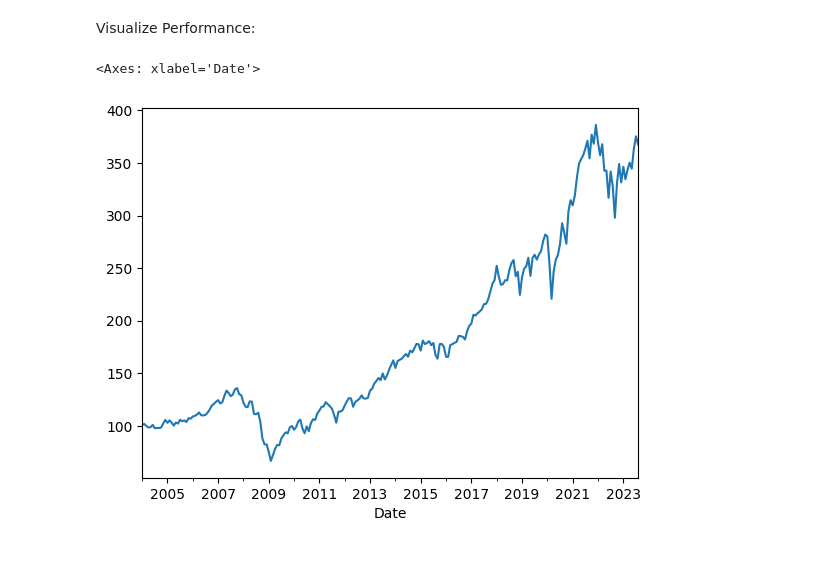
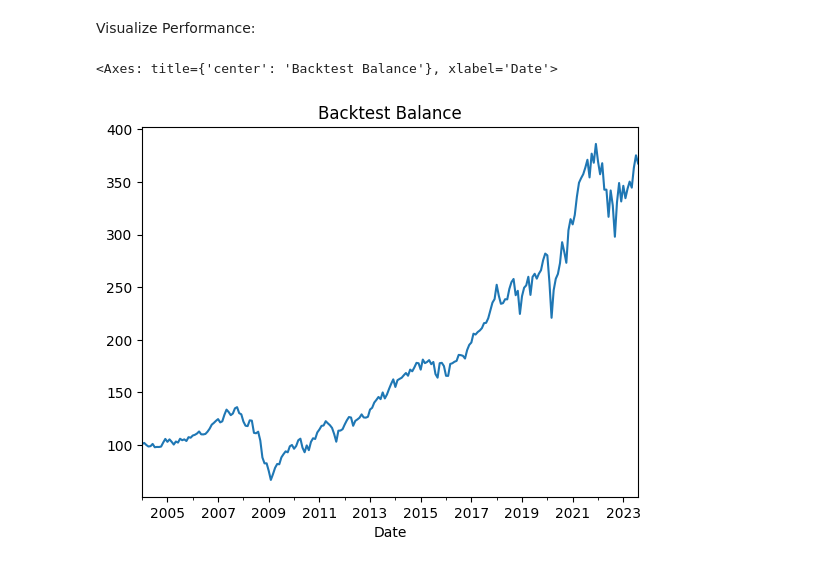
Before and after one commit to javierhernandezm/invbt, a Jupyter notebook: example.ipynb, the cells around one changed output. Saved outputs shown, nothing was run; the diff lists cells and outputs as text; code cells hidden in the pictures.

```diff
--- a/example.ipynb
+++ b/example.ipynb
@@ -7,19 +9,17 @@ from inv_bt.backtester import bt, pd, dt
 from os.path import join
 from os import getcwd
 
-# Set current working directory path as base directory:
-REPO_PATH = getcwd()
+# Set file path:
+FILE_PATH = join(getcwd(),'files')
 
 # load Asset price data parameters:
-PORTFOLIOS = pd.read_csv(join(REPO_PATH,'files','portfolios.csv'),index_col=0)
+PORTFOLIOS = pd.read_csv(join(FILE_PATH,'portfolios.csv'),index_col=0)
 
 # Transform columns to datetime format:
 PORTFOLIOS.columns = pd.to_datetime(PORTFOLIOS.columns)
 
 # Load portfolios at different points in time:
-ASSET_PRICE_DATA = pd.read_csv(join(REPO_PATH,'files','apd.csv'),
-                               index_col='Date',
-                               parse_dates=True)
+ASSET_PRICE_DATA = pd.read_csv(join(FILE_PATH,'apd.csv'),index_col='Date',parse_dates=True)
 # %% [markdown]
 **Example Backtest: S&P 500 and Dow Jones 30 Portfolio rebalanced every 2 Months:**
 # %%
@@ -42,7 +42,7 @@ bt_df = pd.concat(backtest.values())
 # %% [markdown]
 Visualize Performance:
 # %%
-bt_df.plot()
+bt_df.plot(title= 'Backtest Balance')
 # %% [output]
-<Axes: xlabel='Date'>
+<Axes: title={'center': 'Backtest Balance'}, xlabel='Date'>
-[figure, old version]
+[figure, new version]
```
Also changed, not shown: parts of 3 cells of this notebook, 2 other files.
